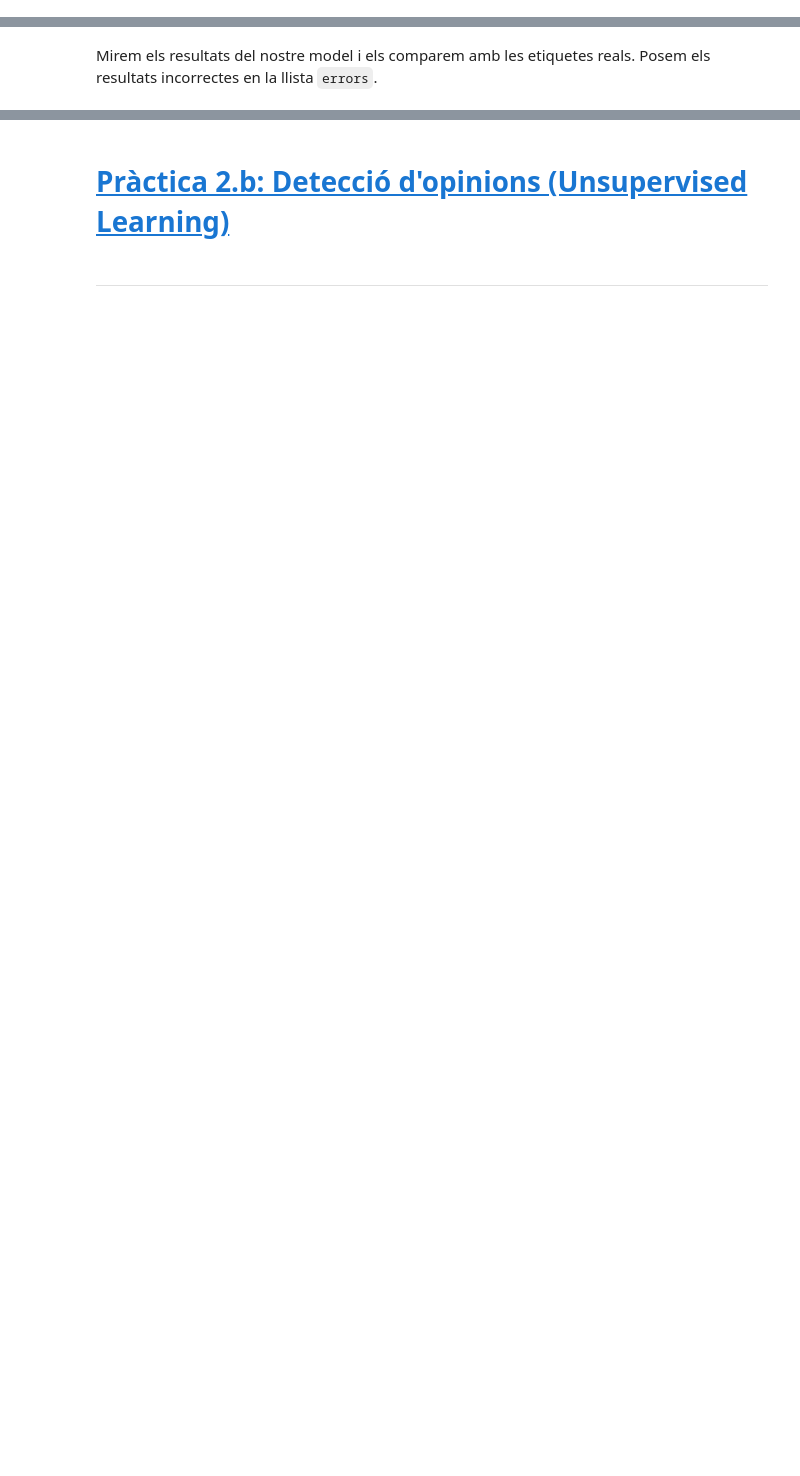
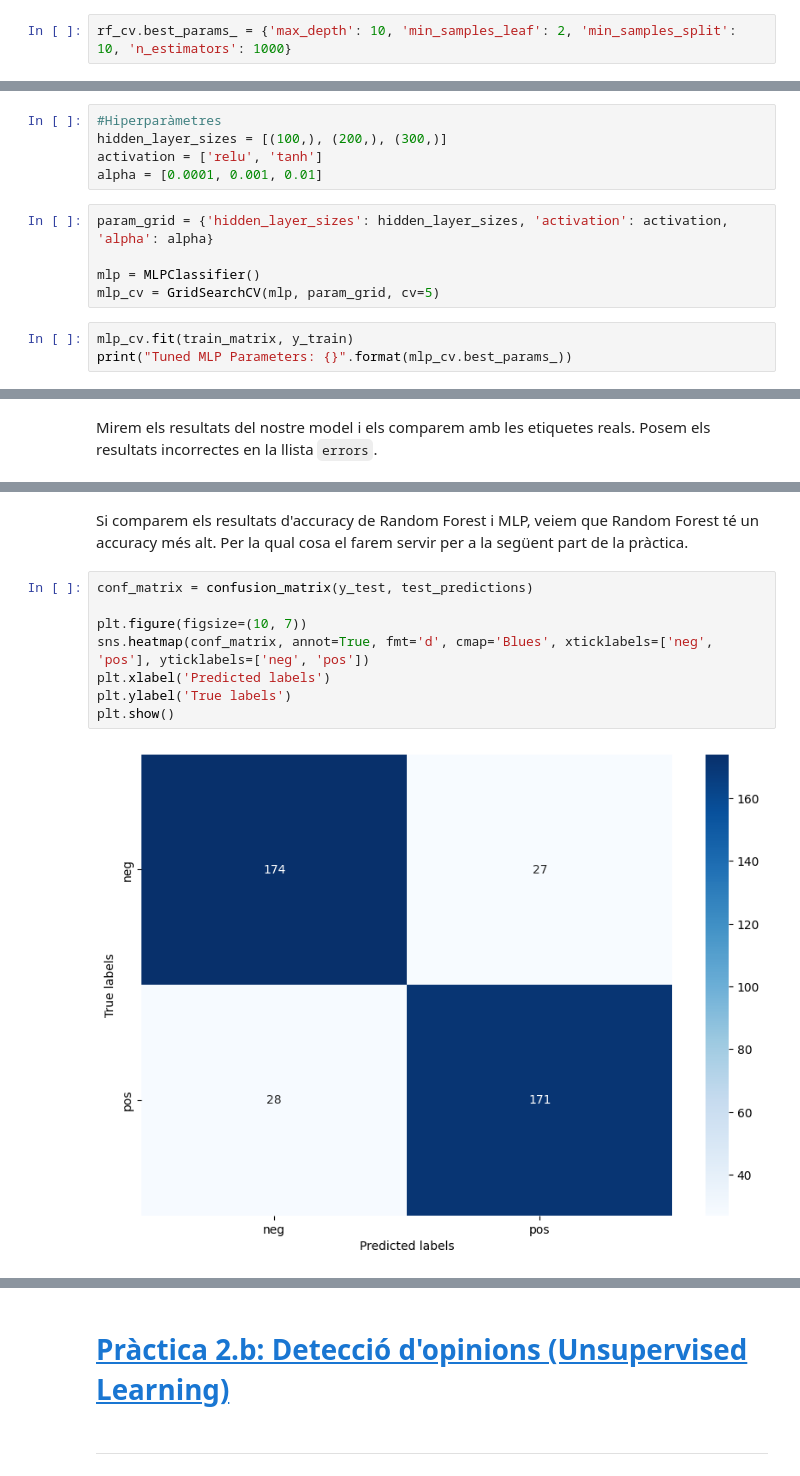
Before and after one commit to Ralar-14/Practica-PLH-2, a Jupyter notebook: Pràctica2_PLH_Rubén_Pol.ipynb, the cells around one changed output, grey strips where cells are left out. Cells and saved outputs as stored; diff of their text form; blank space fills up the shorter version.

```diff
--- a/Pràctica2_PLH_Rubén_Pol.ipynb
+++ b/Pràctica2_PLH_Rubén_Pol.ipynb
@@ -151,0 +185,2 @@ Tuned Random Forest Parameters: {'max_depth': 5, 'min_samples_leaf': 2, 'min_sam
+# %%
+rf_cv.best_params_ = {'max_depth': 10, 'min_samples_leaf': 2, 'min_samples_split': 10, 'n_estimators': 1000}
@@ -151,0 +191,13 @@ Tuned Random Forest Parameters: {'max_depth': 5, 'min_samples_leaf': 2, 'min_sam
+# %%
+#Hiperparàmetres
+hidden_layer_sizes = [(100,), (200,), (300,)]
+activation = ['relu', 'tanh']
+alpha = [0.0001, 0.001, 0.01]
+# %%
+param_grid = {'hidden_layer_sizes': hidden_layer_sizes, 'activation': activation, 'alpha': alpha}
+
+mlp = MLPClassifier()
+mlp_cv = GridSearchCV(mlp, param_grid, cv=5)
+# %%
+mlp_cv.fit(train_matrix, y_train)
+print("Tuned MLP Parameters: {}".format(mlp_cv.best_params_))
@@ -169,0 +240,12 @@ Mirem els resultats del nostre model i els comparem amb les etiquetes reals. Pos
+# %% [markdown]
+Si comparem els resultats d'accuracy de Random Forest i MLP, veiem que Random Forest té un accuracy més alt. Per la qual cosa el farem servir per a la següent part de la pràctica.
+# %%
+conf_matrix = confusion_matrix(y_test, test_predictions)
+
+plt.figure(figsize=(10, 7))
+sns.heatmap(conf_matrix, annot=True, fmt='d', cmap='Blues', xticklabels=['neg', 'pos'], yticklabels=['neg', 'pos'])
+plt.xlabel('Predicted labels')
+plt.ylabel('True labels')
+plt.show()
+# %% [output]
+[figure, added]
```
Also changed, not shown: parts of 69 cells of this notebook, 1 other file.
